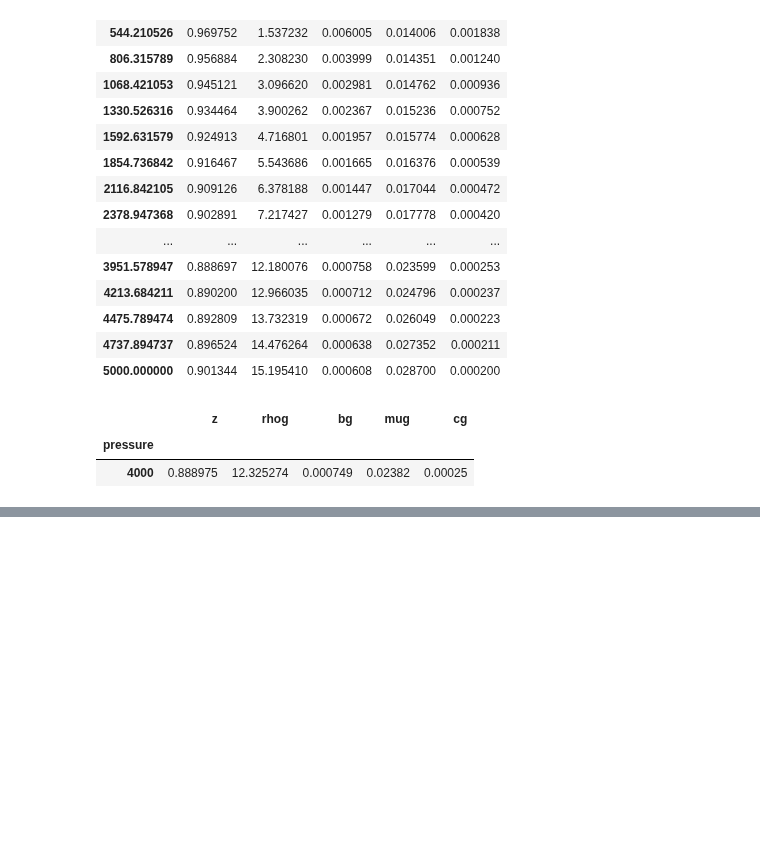
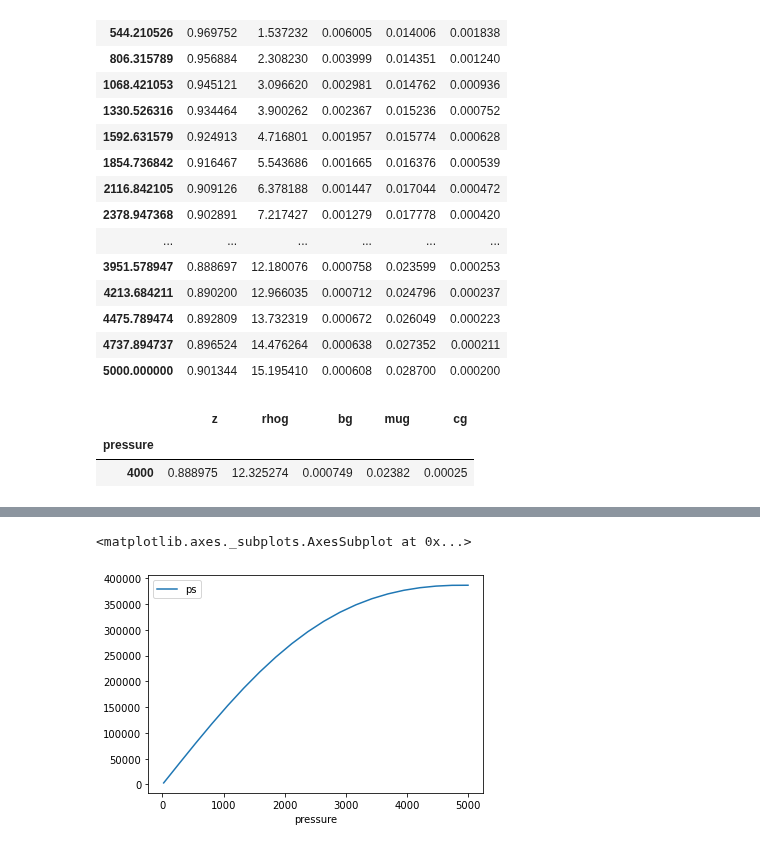
Before and after one commit to scuervo91/reservoirpy, a Jupyter notebook: examples/pvt/gas_pvt.ipynb, the cells around one changed output, grey strips where cells are left out. Saved outputs shown, nothing was run; the diff lists cells and outputs as text; code cells hidden in the pictures; blank space fills up the shorter version.

```diff
--- a/examples/pvt/gas_pvt.ipynb
+++ b/examples/pvt/gas_pvt.ipynb
@@ -204,0 +222,8 @@ gas_t.pvt.interpolate(4000)
+# %%
+dt = gas_t.pvt.copy()
+
+dt['ps'] = (2*dt.index) / (dt['z']*dt['mug'])
+dt.plot(y='ps')
+# %% [output]
+<matplotlib.axes._subplots.AxesSubplot at 0x...>
+[figure, added]
```
Also changed, not shown: parts of 8 cells of this notebook, 4 other files.
